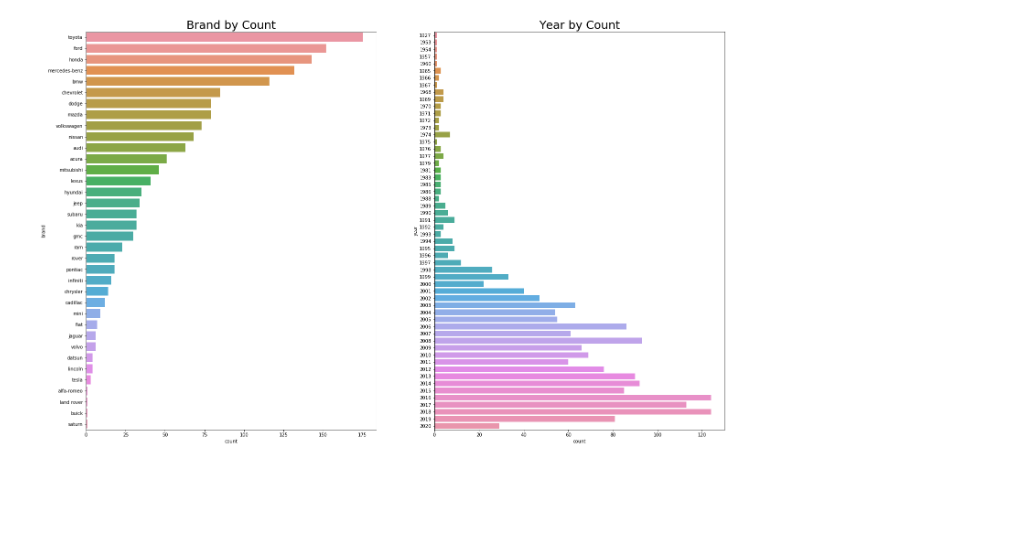
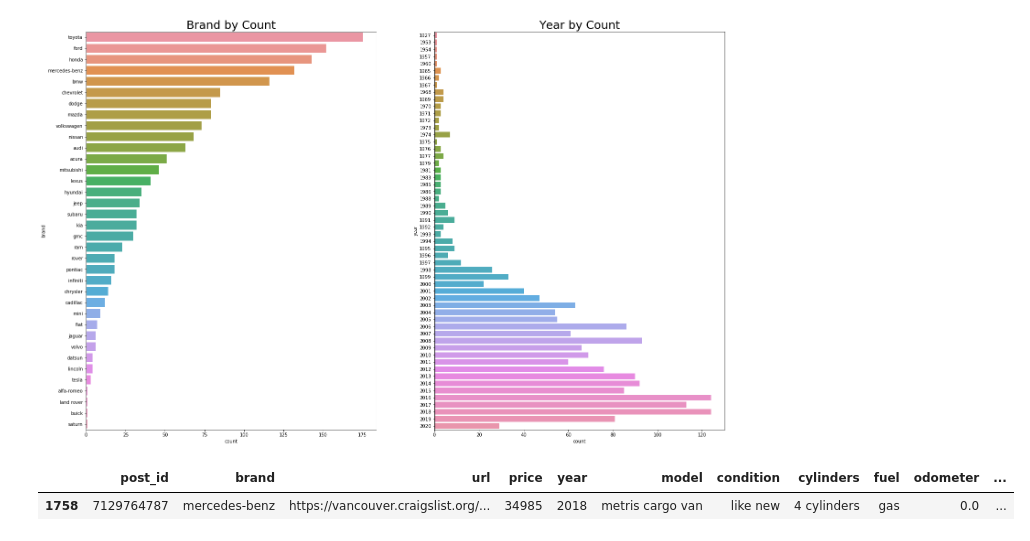
Before and after one commit to justinmlam/used-car-price-predictor, a Jupyter notebook: model/eda.ipynb, the cells around one changed output. Cells and saved outputs as stored; diff of their text form; code cells hidden in the pictures; blank space fills up the shorter version.

Commit message:
Added data cleaning steps

```diff
--- a/model/eda.ipynb
+++ b/model/eda.ipynb
@@ -30,0 +20,8 @@ data.head()
+# %%
+# Let's remove duplicates and show the data.
+print(data.shape)
+data.drop_duplicates(subset ="post_id",
+                     keep = "last", inplace = True)
+
+print(data.shape)
+print(data.head())
@@ -127,3 +141,17 @@ axes[1].set_xlabel('count')
 # %% [output]
 Text(0.5, 0, 'count')
 [figure]
+# %%
+# Remove all vehicles with odometer = 0 and year <= 2018
+data[data['odometer'] == False][data['year'] <= 2018]
+
+
+# data[data['odometer'] < 1000.0][data['year'] <= 2015]
+
+# data[data['odometer'] < 1000.0][data['year'] > 2015][data['year'] < 2019]
+
+
+# data[data['odometer'] < 1000.0][data['year'] > 2015][data['title status'] != 'rebuilt']
+# %% [output]
+|  | post_id | brand | url | price | year | model | condition | cylinders | fuel | odometer | ... |
+| 1758 | 7129764787 | mercedes-benz | https://vancouver.craigslist.org/... | 34985 | 2018 | metris cargo van | like new | 4 cylinders | gas | 0.0 | ... |
```
Also changed, not shown: parts of 7 cells of this notebook.
